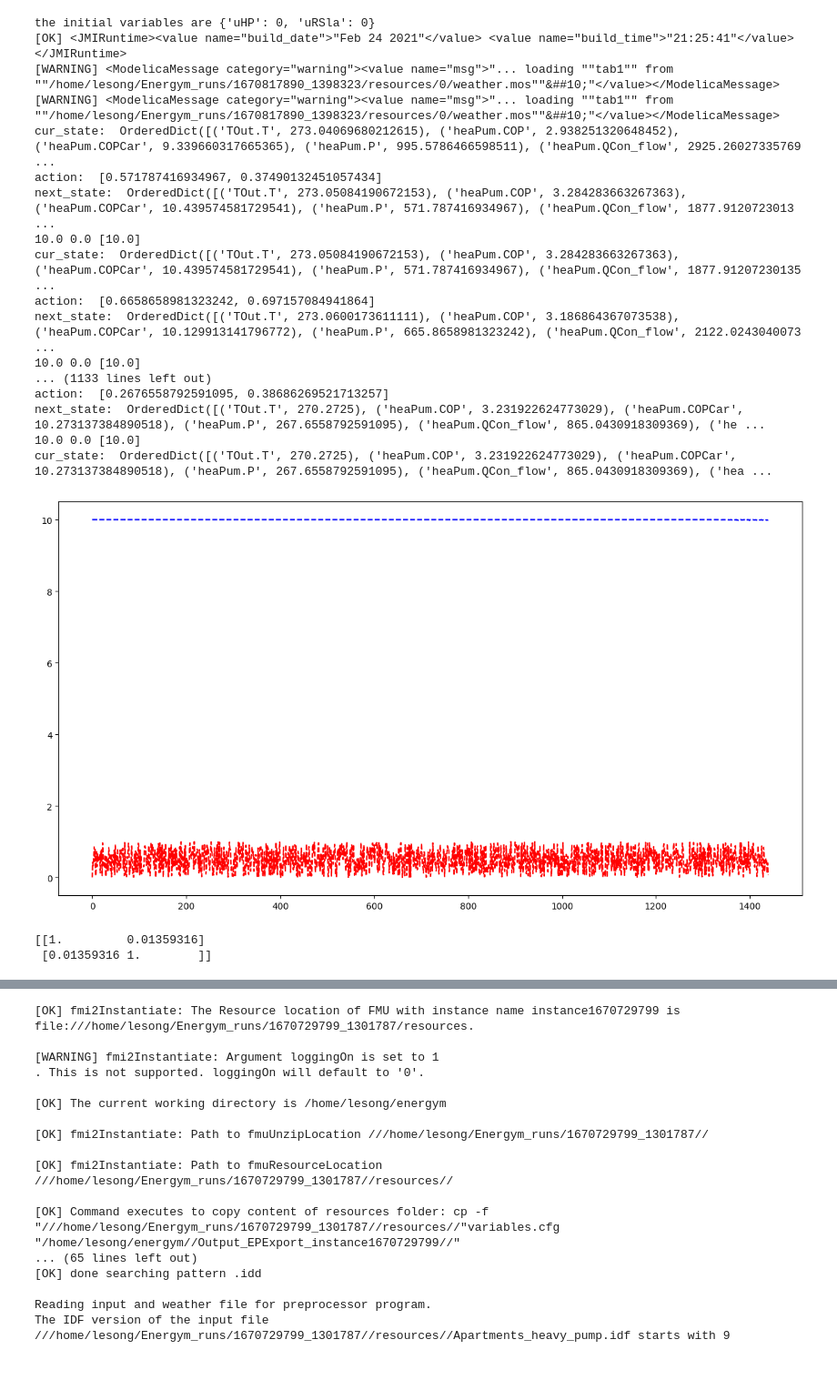
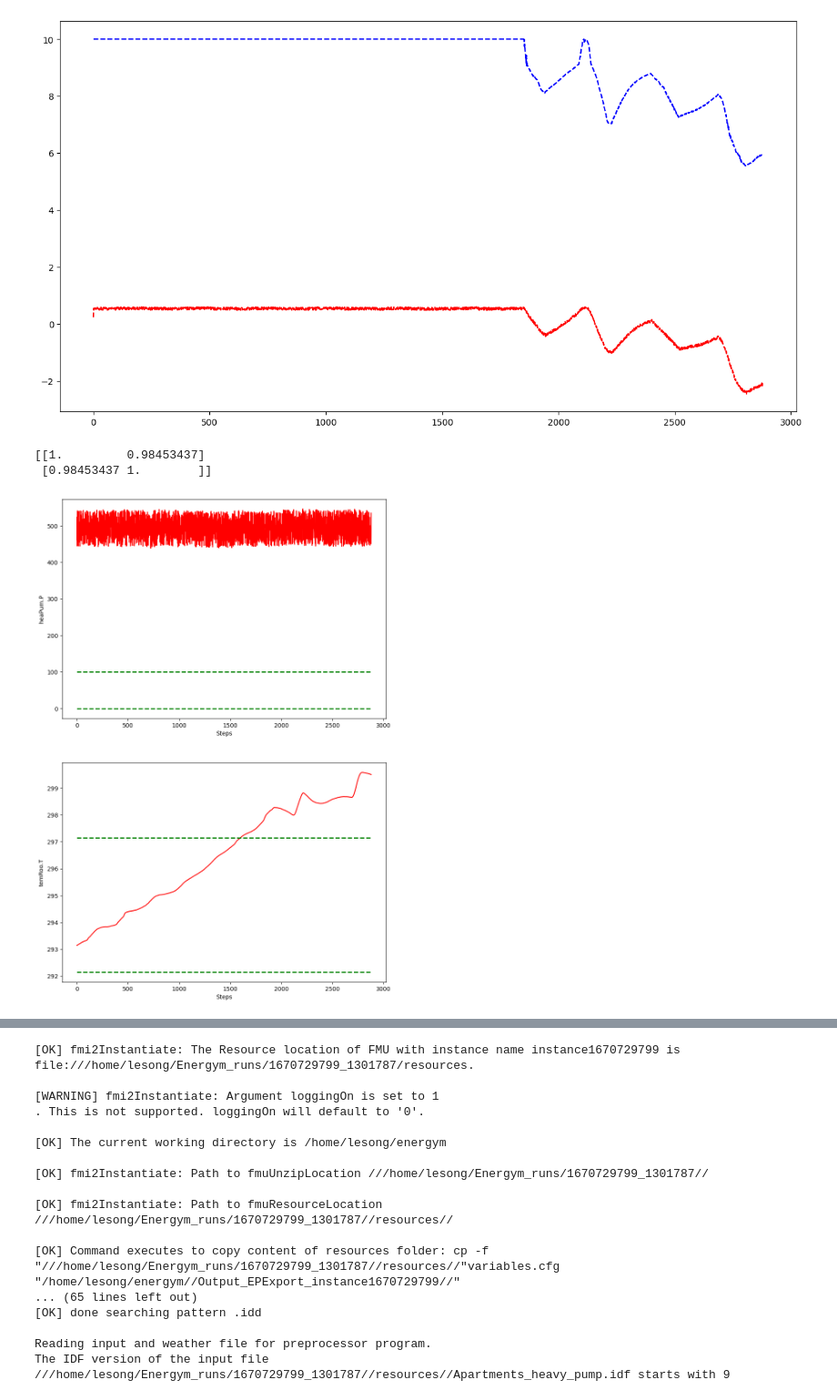
Before and after one commit to songCNMS/energym, a Jupyter notebook: result_vis.ipynb, the cells around one changed output, grey strips where cells are left out. Shown: that part at 91% size. Drawn from its saved outputs; the diff is of its cells as text; code cells hidden in the pictures; blank space fills up the shorter version.

```diff
--- a/result_vis.ipynb
+++ b/result_vis.ipynb
@@ -17,17 +17,17 @@ import pickle
 
 
 building_name = "SwissHouseRSlaTank-v0"
-min_kpis, max_kpis = collect_baseline_kpi(building_name)
+min_kpis, max_kpis, min_outputs, max_outputs = collect_baseline_kpi(building_name)
 building_idx = buildings_list.index(building_name)
 env = get_env(building_name)
 inputs = get_inputs(building_name, env)
 default_control = default_controls[building_idx]
-env_rl = StableBaselinesRLWrapper(building_name, min_kpis, max_kpis, reward_func)
+env_rl = StableBaselinesRLWrapper(building_name, min_kpis, max_kpis, min_outputs, max_outputs, reward_func)
 input_dim = env_rl.observation_space.shape[0]
 
 reward_model_loc = "data/models/{}/reward_model/reward_model_best_{}.pkl"
 reward_models = []
-for i in range(1):
+for i in range(ensemble_num):
     reward_model = RewardNet(input_dim)
     _reward_model_loc = reward_model_loc.format(building_name, i)
     reward_model.load_state_dict(torch.load(_reward_model_loc))
@@ -36,9 +36,9 @@ for i in range(1):
 reward_function = lambda min_kpi, max_kpi, kpi, state: learnt_reward_func(reward_models, min_kpi, max_kpi, kpi, state)
 
 print(env_rl.output_specs)
-# round = 2
-# with open(f'data/offline_data/traj_data_{building_name}/{round}.pkl', 'rb') as f:
-#     trajectories = pickle.load(f)
+round = 2
+with open(f'data/offline_data/{building_name}/traj_data/{round}.pkl', 'rb') as f:
+    trajectories = pickle.load(f)
 # %% [output]
 cuda:0
 the initial variables are {'uHP': 0, 'uRSla': 0}
@@ -54,53 +54,62 @@ layer info  [256, 256, 256, 1]
 layer info  [256, 256, 256, 1]
 {'weaBus.HDifHor': {'type': 'scalar', 'lower_bound': 0, 'upper_bound': 1000, 'description': 'Horizontal diffuse solar radiation (W/m2).'}, 'weaBus.HDirNor': {'type': 'scalar', 'lower_bound': 0, 'upper ...
 # %%
-# trajectory = trajectories[10]
-trajectory = sample_trajectory(env_rl, building_name)
+trajectory = trajectories[0]
+# trajectory = sample_trajectory(env_rl, building_name)
+
+env_rl.step(env_rl.transform_action(env_rl.env.sample_random_action()))
 
 model_loc = f"data/models/{building_name}/"
 new_traj_reward_list = []
 old_traj_reward_list = []
 controller = controller_list[building_idx]
-
-traj_len = 288*5
+out_list = []
+cmd_list = []
+traj_len = 288*10
 for i in range(traj_len):
     state, action, old_reward, kpis, next_state = trajectory[4*i], trajectory[4*i+1], trajectory[4*i+2], trajectory[4*i+3], trajectory[4*i+4]
     # old_reward = reward_func(min_kpis, max_kpis, kpis)
     # print(old_reward, kpis)
-    print('next_state: ', next_state)
-    print("action: ", action)
-    print("ori next_state: ", env_rl.inverse_transform_state(next_state))
+    # print('next_state: ', next_state)
+    # print("action: ", action)
+    # print("ori next_state: ", env_rl.inverse_transform_state(next_state))
     old_traj_reward_list.append(old_reward)
     with torch.no_grad():
         # tran = np.concatenate((state, action, next_state))
         # model_in = torch.from_numpy(np.array(next_state)).reshape(1, -1).to(torch.float)
         new_reward = reward_function(min_kpis, max_kpis, kpis, next_state)
         new_traj_reward_list.append(new_reward)
-
+    out_list.append(env_rl.inverse_transform_state(next_state))
+    cmd_list.append(env_rl.inverse_transform_action(action))
+out_df = pd.DataFrame(out_list)
+cmd_df = pd.DataFrame(cmd_list)
 plt.figure(figsize=(15, 8))
 x = list(range(len(old_traj_reward_list)))
 plt.plot(x, old_traj_reward_list, 'r--', x, new_traj_reward_list, 'b--')
 # plt.plot(new_traj_reward_list, 'b--')
 plt.show()
 print(np.corrcoef(old_traj_reward_list, new_traj_reward_list))
 # %% [output]
+[figure, new version]
-the initial variables are {'uHP': 0, 'uRSla': 0}
-[OK] <JMIRuntime><value name="build_date">"Feb 24 2021"</value> <value name="build_time">"21:25:41"</value></JMIRuntime>
-[WARNING] <ModelicaMessage category="warning"><value name="msg">"... loading ""tab1"" from ""/home/lesong/Energym_runs/1670817890_1398323/resources/0/weather.mos""&##10;"</value></ModelicaMessage>
-[WARNING] <ModelicaMessage category="warning"><value name="msg">"... loading ""tab1"" from ""/home/lesong/Energym_runs/1670817890_1398323/resources/0/weather.mos""&##10;"</value></ModelicaMessage>
-cur_state:  OrderedDict([('TOut.T', 273.04069680212615), ('heaPum.COP', 2.938251320648452), ('heaPum.COPCar', 9.339660317665365), ('heaPum.P', 995.5786466598511), ('heaPum.QCon_flow', 2925.26027335769 ...
-action:  [0.571787416934967, 0.37490132451057434]
-next_state:  OrderedDict([('TOut.T', 273.05084190672153), ('heaPum.COP', 3.284283663267363), ('heaPum.COPCar', 10.439574581729541), ('heaPum.P', 571.787416934967), ('heaPum.QCon_flow', 1877.9120723013 ...
-10.0 0.0 [10.0]
-cur_state:  OrderedDict([('TOut.T', 273.05084190672153), ('heaPum.COP', 3.284283663267363), ('heaPum.COPCar', 10.439574581729541), ('heaPum.P', 571.787416934967), ('heaPum.QCon_flow', 1877.91207230135 ...
-action:  [0.6658658981323242, 0.697157084941864]
-next_state:  OrderedDict([('TOut.T', 273.0600173611111), ('heaPum.COP', 3.186864367073538), ('heaPum.COPCar', 10.129913141796772), ('heaPum.P', 665.8658981323242), ('heaPum.QCon_flow', 2122.0243040073 ...
-10.0 0.0 [10.0]
-... (1133 lines left out)
-action:  [0.2676558792591095, 0.38686269521713257]
-next_state:  OrderedDict([('TOut.T', 270.2725), ('heaPum.COP', 3.231922624773029), ('heaPum.COPCar', 10.273137384890518), ('heaPum.P', 267.6558792591095), ('heaPum.QCon_flow', 865.0430918309369), ('he ...
-10.0 0.0 [10.0]
-cur_state:  OrderedDict([('TOut.T', 270.2725), ('heaPum.COP', 3.231922624773029), ('heaPum.COPCar', 10.273137384890518), ('heaPum.P', 267.6558792591095), ('heaPum.QCon_flow', 865.0430918309369), ('hea ...
+[[1.         0.98453437]
+ [0.98453437 1.        ]]
-[figure, old version]
-[[1.         0.01359316]
- [0.01359316 1.        ]]
+# %%
+kpi_targets = {}
+all_cols_plot = []
+for key, val in env_rl.env.kpis.kpi_options.items():
+    if "target" in val: kpi_targets[val["name"]] = val["target"]
+    if val["name"] not in all_cols_plot: all_cols_plot.append(val["name"])
+
+# plot key values
+f, axs = plt.subplots(len(all_cols_plot),figsize=(10,15))#
+for i, col in enumerate(all_cols_plot):
+    axs[i].plot(out_df[col], 'r')
+    axs[i].set_ylabel(col)
+    axs[i].set_xlabel('Steps')
+    if col in kpi_targets: intervals = (kpi_targets[col] if isinstance(kpi_targets[col], list) else [kpi_targets[col], kpi_targets[col]])
+    elif env_rl.env.output_specs[col]["type"] == "scalar": intervals = [env_rl.env.output_specs[col]['lower_bound'], env_rl.env.output_specs[col]['upper_bound']]
+    else: intervals = [0, 0]
+    axs[i].plot([0, out_df.shape[0]], [intervals[0], intervals[0]], color='g', linestyle='--', linewidth=2)
+    axs[i].plot([0, out_df.shape[0]], [intervals[1], intervals[1]], color='g', linestyle='--', linewidth=2)
+# %% [output]
+[figure, added]
```
Also changed, not shown: parts of 2 cells of this notebook, 11 other files.
